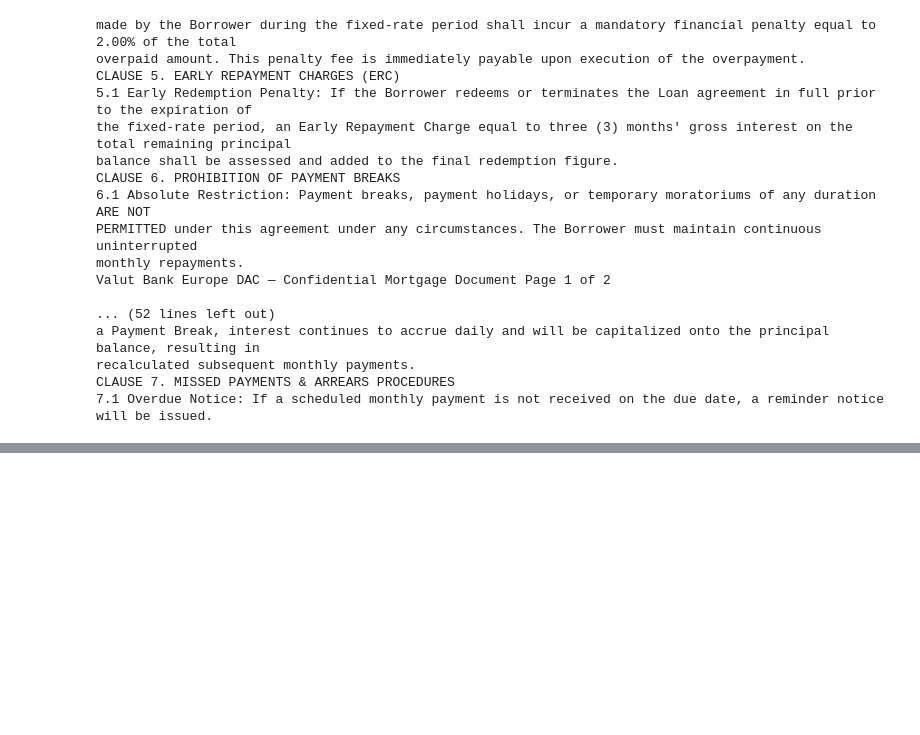
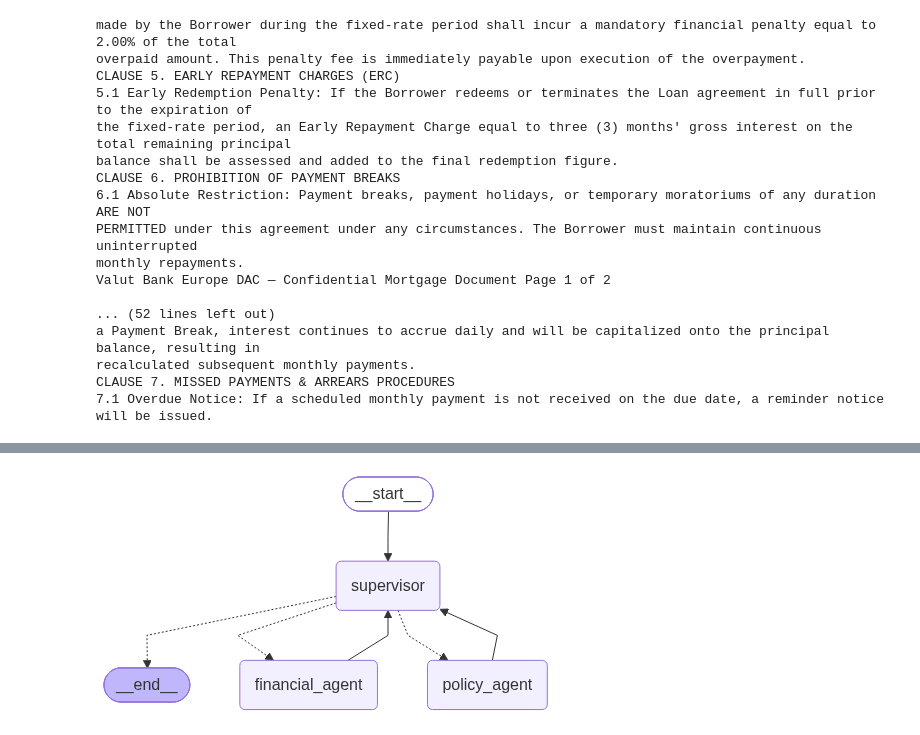
Before and after one commit to Vatsal-Founder/Document-Intelligent-Agent, a Jupyter notebook: notebook/01.Tools.ipynb, the cells around one changed output, grey strips where cells are left out. Cells and saved outputs as stored; diff of their text form; code cells hidden in the pictures; blank space fills up the shorter version.

```diff
--- a/notebook/01.Tools.ipynb
+++ b/notebook/01.Tools.ipynb
@@ -99,6 +101,9 @@ def monthly_payment(principal: float, annual_rate: float, term_months: int) -> s
     USE WHEN: someone asks what the monthly payment is, or would be, for a given
     loan amount, rate, and term. Requires all three inputs — get them from the
     database first if they aren't provided in the question."""
+
+    if annual_rate > 1:
+        annual_rate = annual_rate / 100
 
     r = annual_rate / 12
     n = term_months
@@ -224,0 +440,44 @@ CLAUSE 7. MISSED PAYMENTS & ARREARS PROCEDURES
+# %%
+financial_model=ChatOpenAI(model="gpt-4o-mini")
+class FinancialResult(BaseModel):
+    answer: str = Field(description="The answer to the financial question")
+    value: float | None = Field(
+        default=None,
+        description="The key numeric result if the answer contains one "
+        "(e.g. a balance or monthly payment). Null if not applicable."
+    )
+
+def financial_node(state: DocumentState) -> dict:
+    result = Financialagent.invoke({"messages": state["messages"]})
+    agent_answer = result["messages"][-1].content
+
+    structurer = financial_model.with_structured_output(FinancialResult)
+    structured = structurer.invoke([
+        HumanMessage(content=f"Extract the answer and the key numeric value from this response:\n{agent_answer}")
+    ])
+
+    return {
+        "messages": result["messages"],
+        "financial_result": structured,
+    }
+# %%
+graph=StateGraph(DocumentState)
+
+graph.add_node("supervisor",supervisor_node)
+graph.add_node("policy_agent",policy_node)
+graph.add_node("financial_agent",financial_node)
+
+graph.add_edge(START, "supervisor")
+graph.add_conditional_edges ("supervisor", route_next , {"financial_agent":"financial_agent",
+                                                            "policy_agent":"policy_agent",
+                                                            END:END} )
+
+
+graph.add_edge("financial_agent","supervisor")
+graph.add_edge("policy_agent","supervisor")
+
+workdone= graph.compile()
+# %%
+workdone
+# %% [output]
+[figure, added]
```
Also changed, not shown: parts of 24 cells of this notebook, 2 other files.
